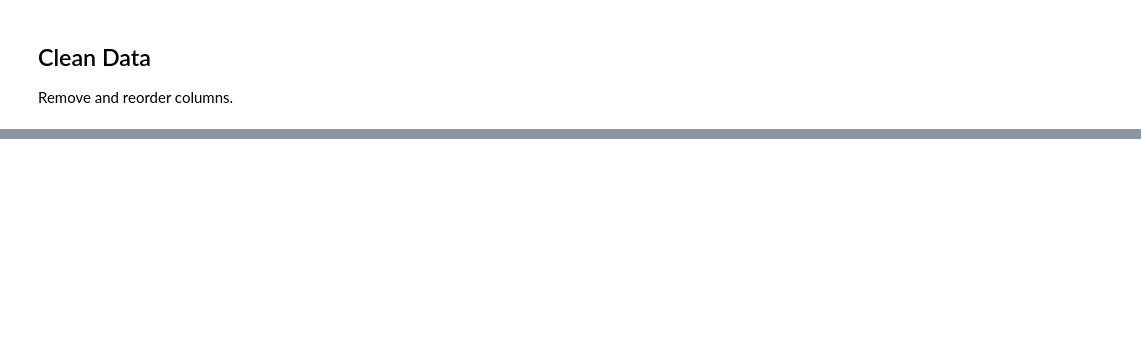
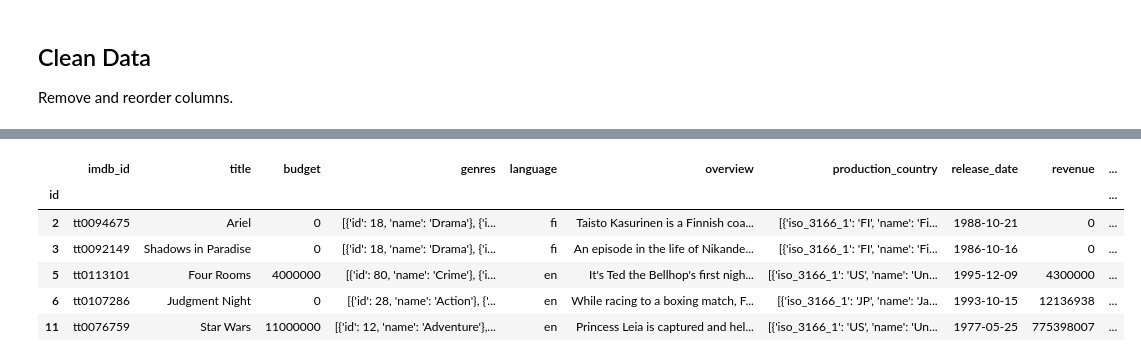
Before and after one commit to jacKlinc/film_dash, a Jupyter notebook: notebooks/1_movies-dashboard_an.ipynb, the cells around one changed output, grey strips where cells are left out. Saved outputs shown, nothing was run; the diff lists cells and outputs as text; code cells hidden in the pictures; blank space fills up the shorter version.

```diff
--- a/notebooks/1_movies-dashboard_an.ipynb
+++ b/notebooks/1_movies-dashboard_an.ipynb
@@ -40,3 +14,32 @@ movies.head(5)
+# %%
+# Re-order columns
+movies = movies[['id','imdb_id','title','budget','genres','original_language','overview','production_countries','release_date','revenue','runtime','status','vote_average','vote_count']]
+
+# Rename columns
+movies.rename(columns={'original_language': 'language', 'production_countries': 'production_country'}, inplace=True)
+
+# Update data types
+movies = movies.convert_dtypes()
+
+# Remove irregular ids
+movies.drop(movies.id.loc[movies.id.str.contains('-')].index, inplace=True)
+
+# Convert data types
+movies = movies.astype({"id": 'int', "budget": 'int'})
+
+movies.sort_values(by='id', inplace=True)
+
+movies.set_index('id', inplace=True)
+
+movies.head()
+# %% [output]
+|  | imdb_id | title | budget | genres | language | overview | production_country | release_date | revenue | ... |
+| id |  |  |  |  |  |  |  |  |  | ... |
+| 2 | tt0094675 | Ariel | 0 | [{'id': 18, 'name': 'Drama'}, {'i... | fi | Taisto Kasurinen is a Finnish coa... | [{'iso_3166_1': 'FI', 'name': 'Fi... | 1988-10-21 | 0 | ... |
+| 3 | tt0092149 | Shadows in Paradise | 0 | [{'id': 18, 'name': 'Drama'}, {'i... | fi | An episode in the life of Nikande... | [{'iso_3166_1': 'FI', 'name': 'Fi... | 1986-10-16 | 0 | ... |
+| 5 | tt0113101 | Four Rooms | 4000000 | [{'id': 80, 'name': 'Crime'}, {'i... | en | It's Ted the Bellhop's first nigh... | [{'iso_3166_1': 'US', 'name': 'Un... | 1995-12-09 | 4300000 | ... |
+| 6 | tt0107286 | Judgment Night | 0 | [{'id': 28, 'name': 'Action'}, {'... | en | While racing to a boxing match, F... | [{'iso_3166_1': 'JP', 'name': 'Ja... | 1993-10-15 | 12136938 | ... |
+| 11 | tt0076759 | Star Wars | 11000000 | [{'id': 12, 'name': 'Adventure'},... | en | Princess Leia is captured and hel... | [{'iso_3166_1': 'US', 'name': 'Un... | 1977-05-25 | 775398007 | ... |
 # %%
 movies.dtypes
 # %% [output]
```
Also changed, not shown: parts of 21 cells of this notebook.
